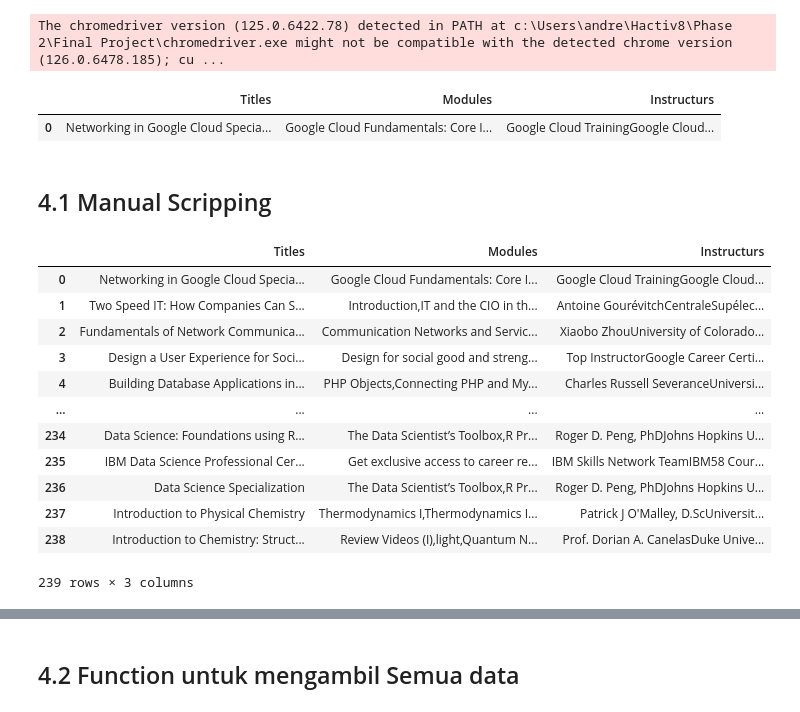
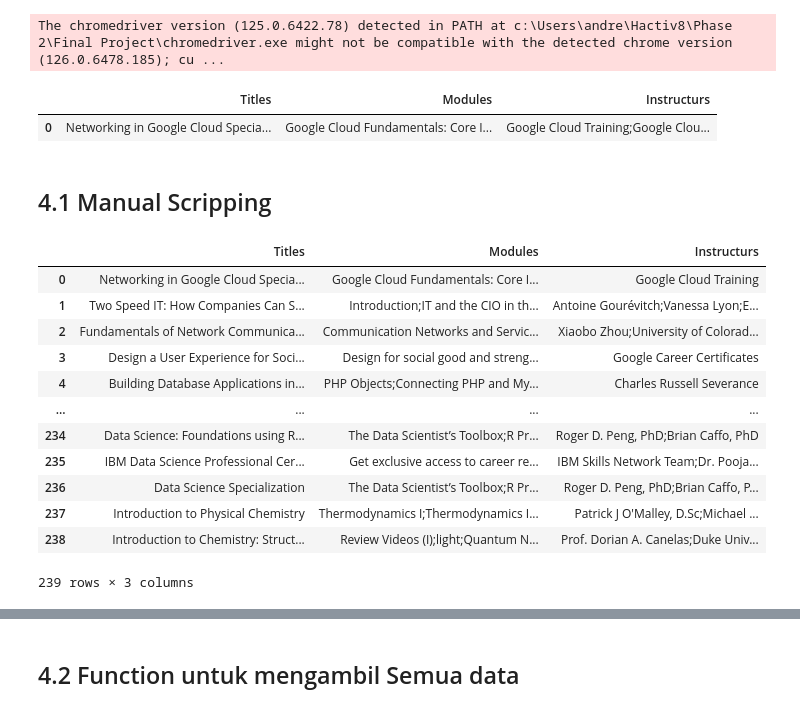
Before and after one commit to FTDS-assignment-bay/p2-final-project-ftds-032-rmt-group-001, a Jupyter notebook: data_preparation.ipynb, the cells around one changed output, grey strips where cells are left out. Saved outputs shown, nothing was run; the diff lists cells and outputs as text; code cells hidden in the pictures.

```diff
--- a/data_preparation.ipynb
+++ b/data_preparation.ipynb
@@ -117,23 +117,24 @@ soup = BeautifulSoup(html, 'html.parser')
 # 1. Mengambil title course
 title = soup.find('h1')
 list_titles.append(title.get_text())
-list_titles = ','.join(list_titles)
+list_titles = ';'.join(list_titles)
 
 # 2. Mengambil nama module
 modules = soup.find_all('h3', {'class':'cds-119'})
 for module in modules:
-    list_modules.append(module.get_text())
+    if module.get_text() not in ['Instructor','Offered by','More questions']:
+        list_modules.append(module.get_text())
 
 # Join semua data menjadi 1 baris
-list_modules = ','.join(list_modules)
+list_modules = ';'.join(list_modules)
 
 # Mengambil nama instruktur
-instructor_name = soup.find_all('div', {'class':'css-1f454bp'})
+instructor_name = soup.find_all('span', {'class':'css-6ecy9b'}, limit=4)
 for name in instructor_name:
     list_instructors_name.append(name.get_text())
 
 # Join semua data menjadi 1 baris
-list_instructors_name = ','.join(list_instructors_name)
+list_instructors_name = ';'.join(list_instructors_name)
 
 # Gabungkan di dataframe
 data = pd.DataFrame(({
@@ -144,7 +145,7 @@ data = pd.DataFrame(({
 data
 # %% [output]
 |  | Titles | Modules | Instructurs |
-| 0 | Networking in Google Cloud Specia... | Google Cloud Fundamentals: Core I... | Google Cloud TrainingGoogle Cloud... |
+| 0 | Networking in Google Cloud Specia... | Google Cloud Fundamentals: Core I... | Google Cloud Training;Google Clou... |
 # %% [markdown]
 ## 4.1 Manual Scripping
 # %%
@@ -161,47 +162,48 @@ driver.get(url)
 
 # extract html
 html = driver.page_source
 
 # Parsing html
 soup = BeautifulSoup(html, 'html.parser')
 
 # 1. Mengambil title course
 title = soup.find('h1')
 list_titles.append(title.get_text())
 list_titles = ','.join(list_titles)
 
 # 2. Mengambil nama module
-modules = soup.find_all('h3', {'class':'cds-119'})
+modules = soup.find_all('h3', {'class':'cds-119'}, limit=8)
 for module in modules:
-    list_modules.append(module.get_text())
+    if module.get_text() not in ['Instructor', 'Instructors','Offered by','More questions']:
+        list_modules.append(module.get_text())
 
 # Join semua data menjadi 1 baris
-list_modules = ','.join(list_modules)
+list_modules = ';'.join(list_modules)
 
 # Mengambil nama instruktur
-instructor_name = soup.find_all('div', {'class':'css-1f454bp'})
+instructor_name = soup.find_all('span', {'class':'css-6ecy9b'}, limit=2)
 for name in instructor_name:
     list_instructors_name.append(name.get_text())
 
 # Join semua data menjadi 1 baris
-list_instructors_name = ','.join(list_instructors_name)
+list_instructors_name = ';'.join(list_instructors_name)
 
 new_rows = {'Titles': list_titles, 'Modules':list_modules, 'Instructurs':list_instructors_name}
 
 data = data.append(new_rows, ignore_index=True)
 
 data
 # %% [output]
 |  | Titles | Modules | Instructurs |
-| 0 | Networking in Google Cloud Specia... | Google Cloud Fundamentals: Core I... | Google Cloud TrainingGoogle Cloud... |
-| 1 | Two Speed IT: How Companies Can S... | Introduction,IT and the CIO in th... | Antoine GourévitchCentraleSupélec... |
-| 2 | Fundamentals of Network Communica... | Communication Networks and Servic... | Xiaobo ZhouUniversity of Colorado... |
-| 3 | Design a User Experience for Soci... | Design for social good and streng... | Top InstructorGoogle Career Certi... |
-| 4 | Building Database Applications in... | PHP Objects,Connecting PHP and My... | Charles Russell SeveranceUniversi... |
+| 0 | Networking in Google Cloud Specia... | Google Cloud Fundamentals: Core I... | Google Cloud Training |
+| 1 | Two Speed IT: How Companies Can S... | Introduction;IT and the CIO in th... | Antoine Gourévitch;Vanessa Lyon;E... |
+| 2 | Fundamentals of Network Communica... | Communication Networks and Servic... | Xiaobo Zhou;University of Colorad... |
+| 3 | Design a User Experience for Soci... | Design for social good and streng... | Google Career Certificates |
+| 4 | Building Database Applications in... | PHP Objects;Connecting PHP and My... | Charles Russell Severance |
 | ... | ... | ... | ... |
-| 234 | Data Science: Foundations using R... | The Data Scientist’s Toolbox,R Pr... | Roger D. Peng, PhDJohns Hopkins U... |
-| 235 | IBM Data Science Professional Cer... | Get exclusive access to career re... | IBM Skills Network TeamIBM58 Cour... |
-| 236 | Data Science Specialization | The Data Scientist’s Toolbox,R Pr... | Roger D. Peng, PhDJohns Hopkins U... |
-| 237 | Introduction to Physical Chemistry | Thermodynamics I,Thermodynamics I... | Patrick J O'Malley, D.ScUniversit... |
-| 238 | Introduction to Chemistry: Struct... | Review Videos (I),light,Quantum N... | Prof. Dorian A. CanelasDuke Unive... |
+| 234 | Data Science: Foundations using R... | The Data Scientist’s Toolbox;R Pr... | Roger D. Peng, PhD;Brian Caffo, PhD |
+| 235 | IBM Data Science Professional Cer... | Get exclusive access to career re... | IBM Skills Network Team;Dr. Pooja... |
+| 236 | Data Science Specialization | The Data Scientist’s Toolbox;R Pr... | Roger D. Peng, PhD;Brian Caffo, P... |
+| 237 | Introduction to Physical Chemistry | Thermodynamics I;Thermodynamics I... | Patrick J O'Malley, D.Sc;Michael ... |
+| 238 | Introduction to Chemistry: Struct... | Review Videos (I);light;Quantum N... | Prof. Dorian A. Canelas;Duke Univ... |
 239 rows × 3 columns
```
Also changed, not shown: parts of 17 cells of this notebook, 1 other file.
